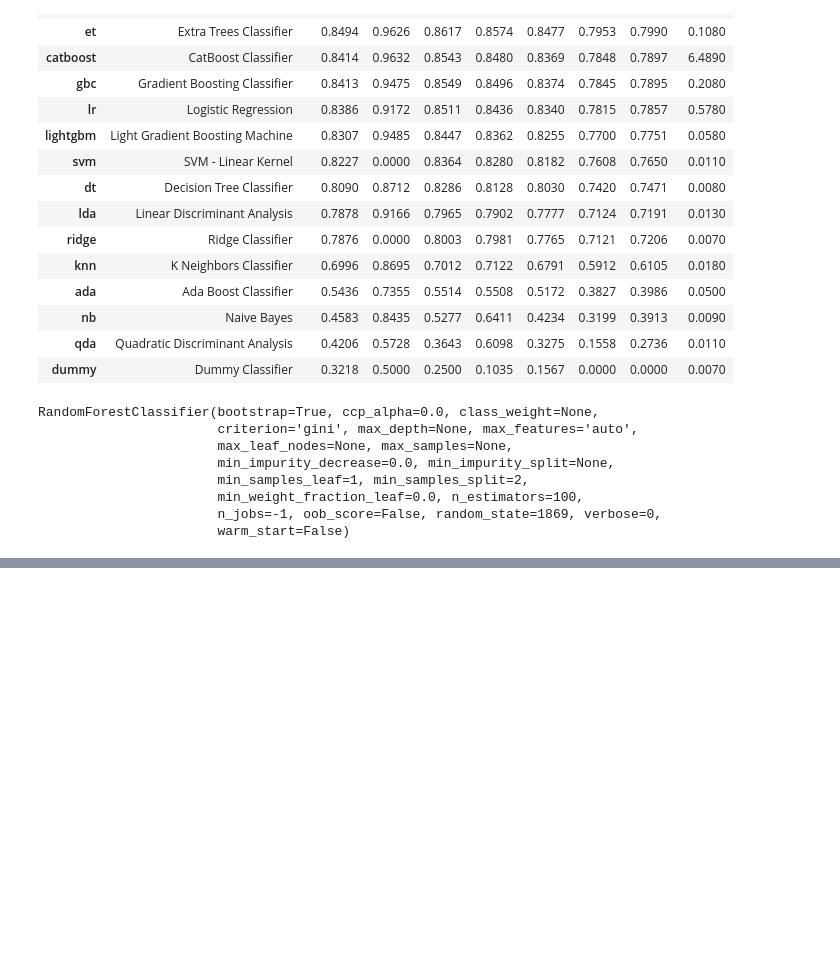
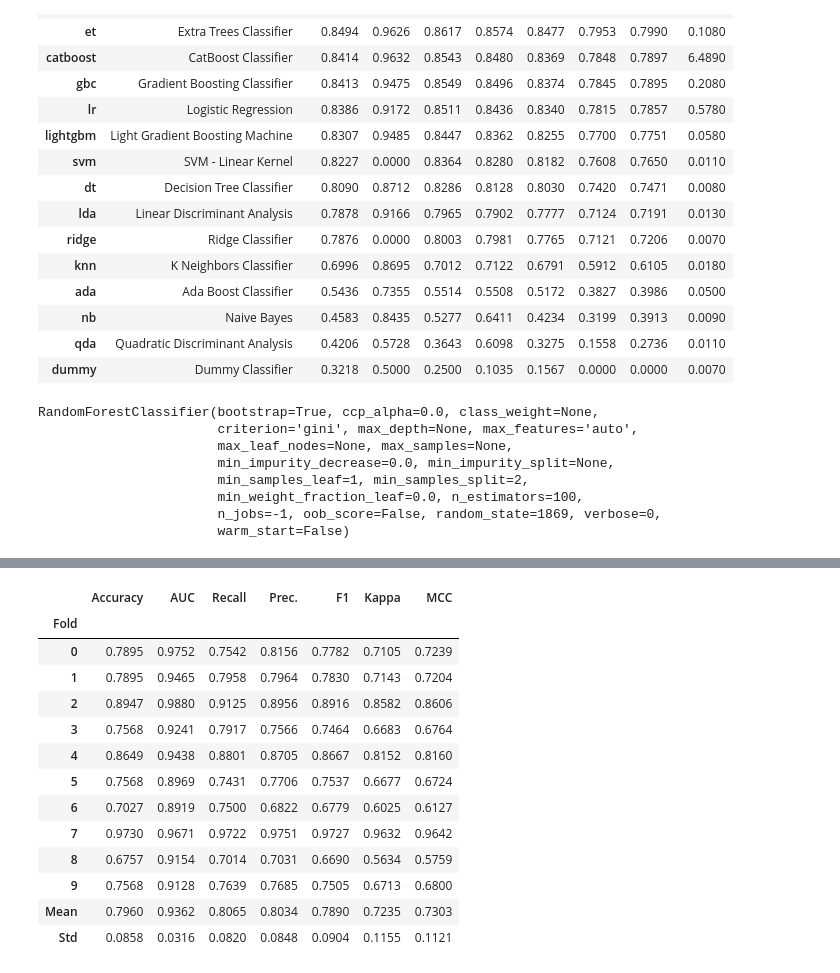
Before and after one commit to imraghavagr/mental-health, a Jupyter notebook: notebooks/02-ra-dataModelling.ipynb, the cells around one changed output, grey strips where cells are left out. Drawn from its saved outputs; the diff is of its cells as text; code cells hidden in the pictures; blank space fills up the shorter version.

```diff
--- a/notebooks/02-ra-dataModelling.ipynb
+++ b/notebooks/02-ra-dataModelling.ipynb
@@ -1390,0 +1437,17 @@ RandomForestClassifier(bootstrap=True, ccp_alpha=0.0, class_weight=None,
+# %%
+tuned_rf2 = tune_model(rf2)
+# %% [output]
+|  | Accuracy | AUC | Recall | Prec. | F1 | Kappa | MCC |
+| Fold |  |  |  |  |  |  |  |
+| 0 | 0.7895 | 0.9752 | 0.7542 | 0.8156 | 0.7782 | 0.7105 | 0.7239 |
+| 1 | 0.7895 | 0.9465 | 0.7958 | 0.7964 | 0.7830 | 0.7143 | 0.7204 |
+| 2 | 0.8947 | 0.9880 | 0.9125 | 0.8956 | 0.8916 | 0.8582 | 0.8606 |
+| 3 | 0.7568 | 0.9241 | 0.7917 | 0.7566 | 0.7464 | 0.6683 | 0.6764 |
+| 4 | 0.8649 | 0.9438 | 0.8801 | 0.8705 | 0.8667 | 0.8152 | 0.8160 |
+| 5 | 0.7568 | 0.8969 | 0.7431 | 0.7706 | 0.7537 | 0.6677 | 0.6724 |
+| 6 | 0.7027 | 0.8919 | 0.7500 | 0.6822 | 0.6779 | 0.6025 | 0.6127 |
+| 7 | 0.9730 | 0.9671 | 0.9722 | 0.9751 | 0.9727 | 0.9632 | 0.9642 |
+| 8 | 0.6757 | 0.9154 | 0.7014 | 0.7031 | 0.6690 | 0.5634 | 0.5759 |
+| 9 | 0.7568 | 0.9128 | 0.7639 | 0.7685 | 0.7505 | 0.6713 | 0.6800 |
+| Mean | 0.7960 | 0.9362 | 0.8065 | 0.8034 | 0.7890 | 0.7235 | 0.7303 |
+| Std | 0.0858 | 0.0316 | 0.0820 | 0.0848 | 0.0904 | 0.1155 | 0.1121 |
```
Also changed, not shown: parts of 16 cells of this notebook.
